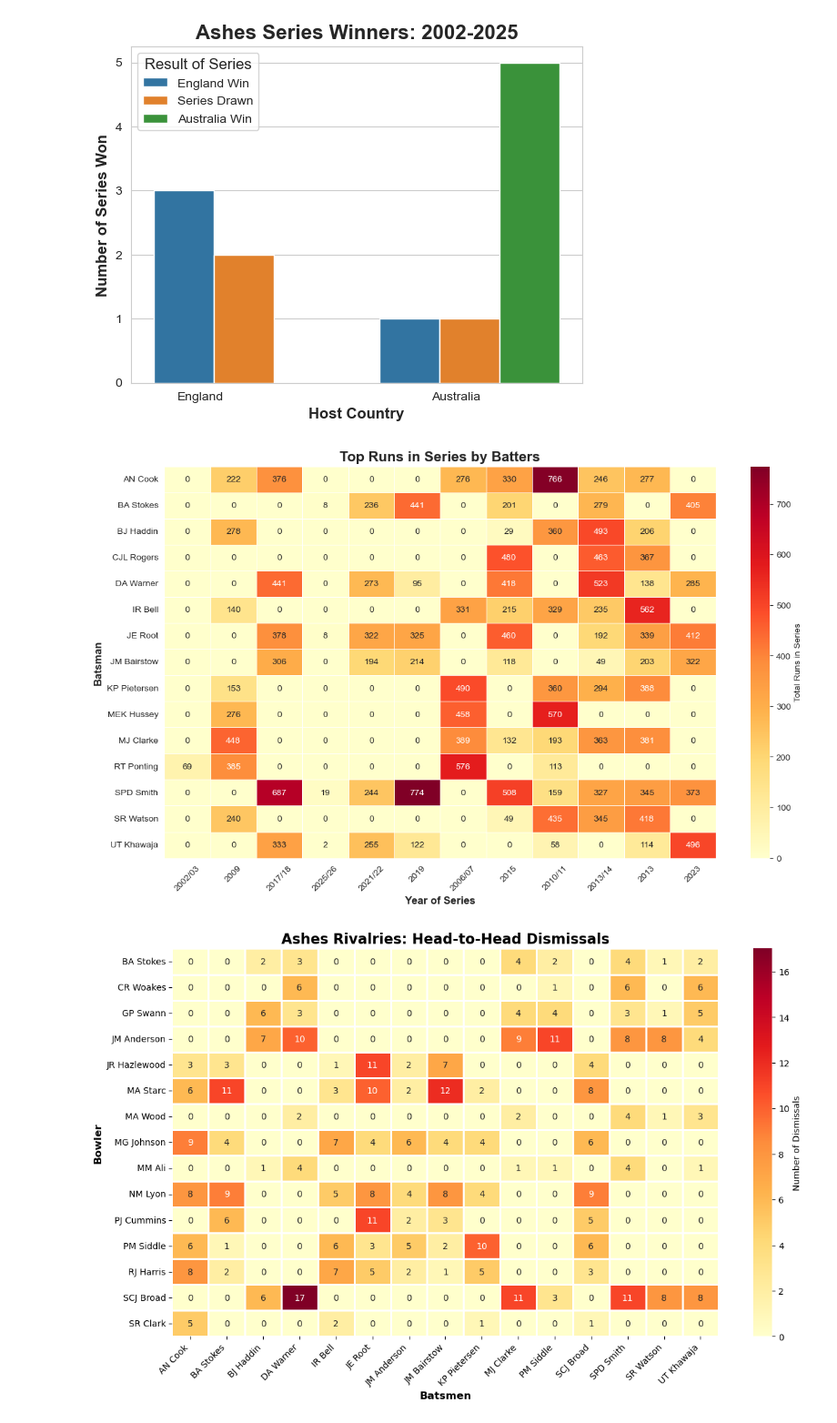
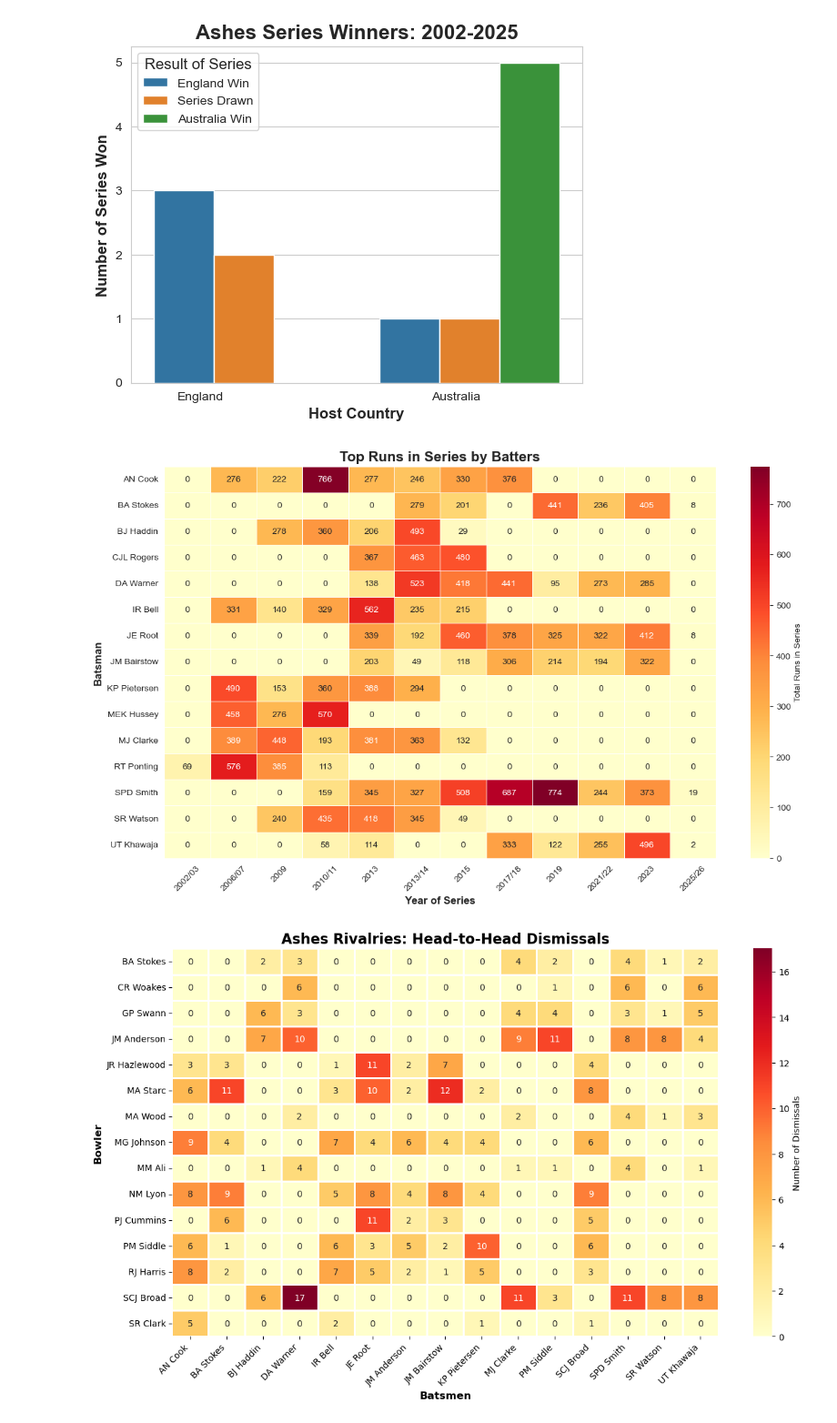
Before and after one commit to zoeh6176-sketch/Programming-Assessment, a Jupyter notebook: Untitled.ipynb, the cells around one changed output. Shown at 91% size. Saved outputs shown, nothing was run; the diff lists cells and outputs as text; code cells hidden in the pictures.

```diff
--- a/Untitled.ipynb
+++ b/Untitled.ipynb
@@ -300,36 +366,37 @@ plt.show()
 [figure]
 # %%
 # Creating heatmap to show the top batters in each series
+# Slight issue in the fact series can spand over two different years
 top_10_names = full_data.groupby('striker')['runs_off_bat'].sum().nlargest(15).index
 
 full_data['season'] = full_data['season'].astype(str).str.strip()
 
-seasons = {'2002/03', '2006/07', '2009', '2010/11', '2013', '2013/14', '2015', '2017/18', '2019', '2021/22', '2023', '2025/26'}
+#seasons = {'2002/03', '2006/07', '2009', '2010/11', '2013', '2013/14', '2015', '2017/18', '2019', '2021/22', '2023', '2025/26'}
 
 heatmap_batter = full_data[full_data['striker'].isin(top_10_names)].pivot_table(
     index = 'striker',
     columns = 'season',
     values = 'runs_off_bat',
     aggfunc = 'sum').fillna(0)
 
-heatmap_batter = heatmap_batter.reindex(columns = seasons)
+#heatmap_batter = heatmap_batter.reindex(columns = seasons)
 
 plt.figure(figsize = (14,8))
 sns.heatmap(heatmap_batter,
             annot = True,
             fmt = '.0f',
             cmap = 'YlOrRd',
             linewidths = .5,
             cbar_kws = {'label': 'Total Runs in Series'})
 
 
 plt.title('Top Runs in Series by Batters', fontsize = 16, fontweight = 'bold')
 plt.ylabel('Batsman', fontsize = 12, fontweight = 'bold')
 plt.xlabel('Year of Series', fontsize = 12, fontweight = 'bold')
 plt.xticks(rotation = 45)
 plt.show()
 # %% [output]
-[figure, old version]
+[figure, new version]
 # %%
 # Creating dataset of wickets only that aren't run outs
 wickets_only = full_data.dropna(subset = ['wicket_type']).copy()
```
Also changed, not shown: parts of 4 cells of this notebook.
